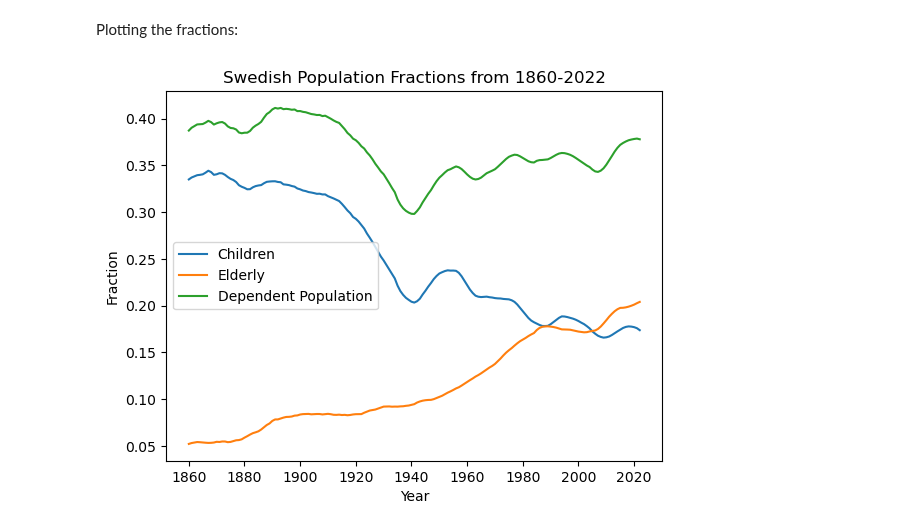
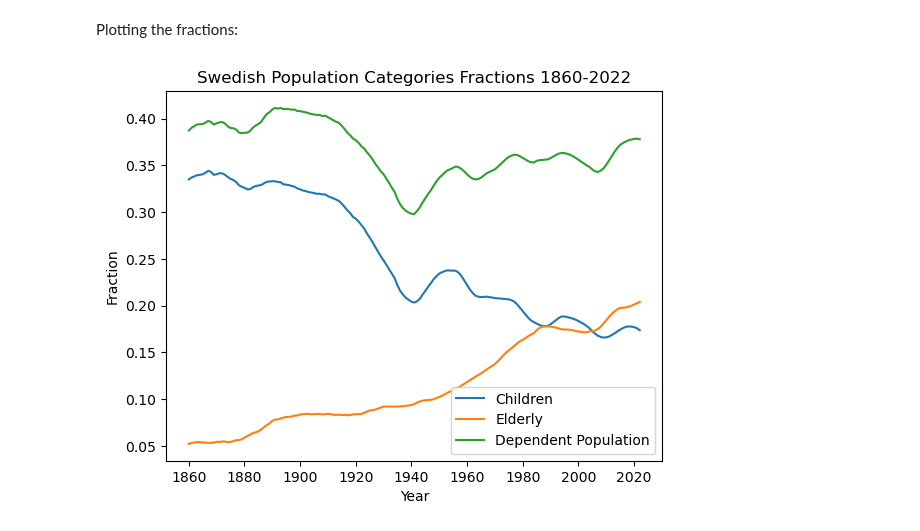
Before and after one commit to GiacomoGuidotto/DAT565, a Jupyter notebook: assignment-1/assignment-1.ipynb, the cells around one changed output. Cells and saved outputs as stored; diff of their text form; code cells hidden in the pictures.

Commit message:
chore: update figures

```diff
--- a/assignment-1/assignment-1.ipynb
+++ b/assignment-1/assignment-1.ipynb
@@ -78,14 +78,14 @@ Plotting the fractions:
 # %%
 _, ax = plt.subplots()
 ax.plot(children_fraction, label="Children")
 ax.plot(elderly_fraction, label="Elderly")
 ax.plot(dependent_fraction, label="Dependent Population")
-ax.set_title('Swedish Population Fractions from 1860-2022')
+ax.set_title('Swedish Population Categories Fractions 1860-2022')
 ax.set_xlabel('Year')
 ax.set_ylabel('Fraction')
 ax.set_xticks(range(0, len(children_fraction), 20))
-ax.legend()
+ax.legend(loc='lower right')
 
 plt.savefig("population_fractions.png")
 # %% [output]
-[figure, old version]
+[figure, new version]
```
Also changed, not shown: parts of 1 cell of this notebook, 2 other files.
